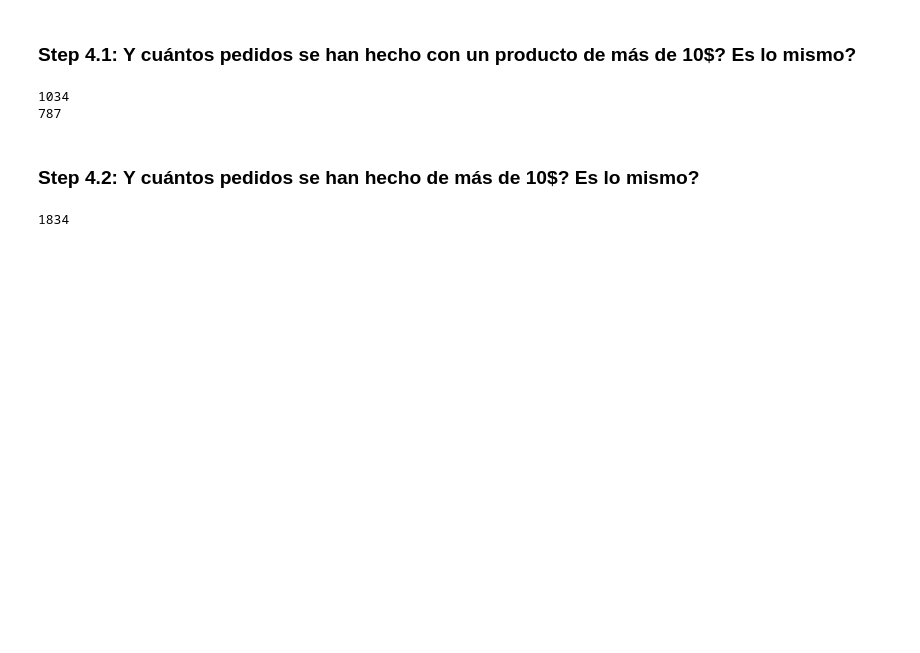
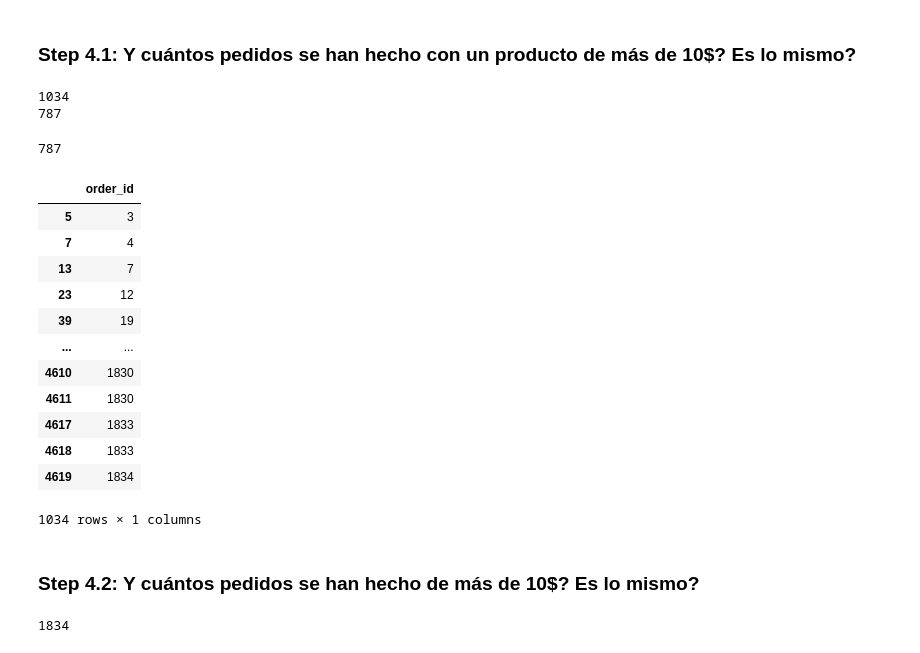
Before and after one commit to haizeaj/2026-10-BILBAO-FT-Data-Science, a Jupyter notebook: 2-Data_Analysis/2-Pandas/Practica/1-Chipotle/Chipotle_haizea.ipynb, the cells around one changed output. Cells and saved outputs as stored; diff of their text form; code cells hidden in the pictures; blank space fills up the shorter version.

```diff
--- a/2-Data_Analysis/2-Pandas/Practica/1-Chipotle/Chipotle_haizea.ipynb
+++ b/2-Data_Analysis/2-Pandas/Practica/1-Chipotle/Chipotle_haizea.ipynb
@@ -72,6 +155,26 @@ print(chipo[chipo['product_price'] > 10.0]['order_id'].nunique())
 # %% [output]
 1034
 787
+# %%
+print(chipo.loc[chipo["unit_price"] > 10, "order_id"].nunique()) #miramos en los id explícitos, en el id del pedido los que sean de precio mayor de 10 y que sean numeros unicos
+# %% [output]
+787
+# %%
+chipo.loc[chipo["unit_price"]>10, ["order_id"]] # con los corchetes en order_id nos da un data set
+# %% [output]
+|  | order_id |
+| 5 | 3 |
+| 7 | 4 |
+| 13 | 7 |
+| 23 | 12 |
+| 39 | 19 |
+| ... | ... |
+| 4610 | 1830 |
+| 4611 | 1830 |
+| 4617 | 1833 |
+| 4618 | 1833 |
+| 4619 | 1834 |
+1034 rows × 1 columns
 # %% [markdown]
 ### Step 4.2: Y cuántos pedidos se han hecho de más de 10$? Es lo mismo?
 # %%
```
Also changed, not shown: parts of 22 cells of this notebook, 1 other file.
